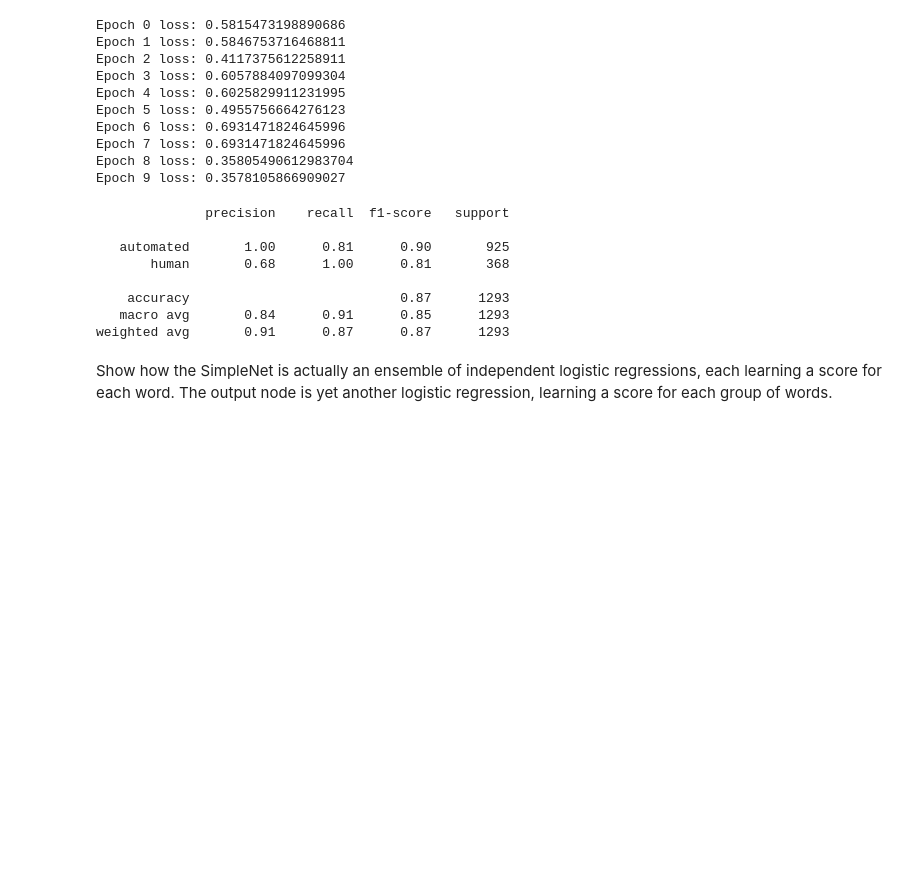
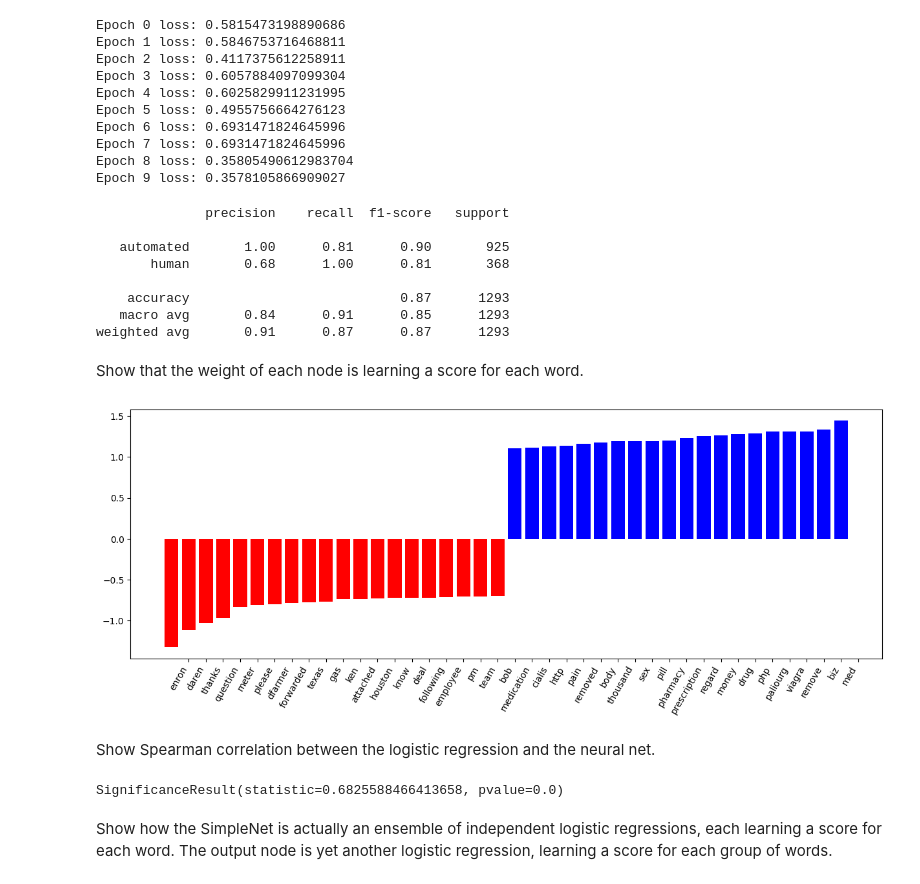
Before and after one commit to bkitano/showing-overfitting, a Jupyter notebook: blog.ipynb, the cells around one changed output. Saved outputs shown, nothing was run; the diff lists cells and outputs as text; code cells hidden in the pictures; blank space fills up the shorter version.

Commit message:
adding weight investigation of single layer

```diff
--- a/blog.ipynb
+++ b/blog.ipynb
@@ -228,6 +228,40 @@ print_class_report(model, X_test, y_test)
     accuracy                           0.87      1293
    macro avg       0.84      0.91      0.85      1293
 weighted avg       0.91      0.87      0.87      1293
+# %% [markdown]
+Show that the weight of each node is learning a score for each word.
+# %%
+# get the weights of each word within the linear regression
+word_to_idx = {word: idx for idx, word in enumerate(feature_names)}
+weights = model.layers[0].weight.detach().numpy()
+
+weights = weights.squeeze()
+top_features = 20
+top_positive_coefficients = np.argsort(weights)[-top_features:]
+top_negative_coefficients = np.argsort(weights)[:top_features]
+
+top_coefficients = np.hstack([top_negative_coefficients, top_positive_coefficients])
+
+plt.figure(figsize=(15, 5))
+colors = ['red' if c < 0 else 'blue' for c in weights[top_coefficients]]
+plt.bar(np.arange(2 * top_features), weights[top_coefficients], color=colors)
+feature_names = np.array(feature_names)
+plt.xticks(np.arange(1, 1 + 2 * top_features), feature_names[top_coefficients], rotation=60, ha='right')
+plt.show()
+# %% [output]
+[figure, added]
+# %% [markdown]
+Show Spearman correlation between the logistic regression and the neural net.
+# %%
+# spearman correlation between neural net weights and logistic regression weights
+from scipy.stats import spearmanr
+
+lr_weights = lr.coef_.ravel()
+nn_weights = weights
+
+spearmanr(lr_weights, nn_weights)
+# %% [output]
+SignificanceResult(statistic=0.6825588466413658, pvalue=0.0)
 # %% [markdown]
 Show how the SimpleNet is actually an ensemble of independent logistic regressions, each learning a score for each word. The output node is yet another logistic regression, learning a score for each group of words.
 # %% [markdown]
```
